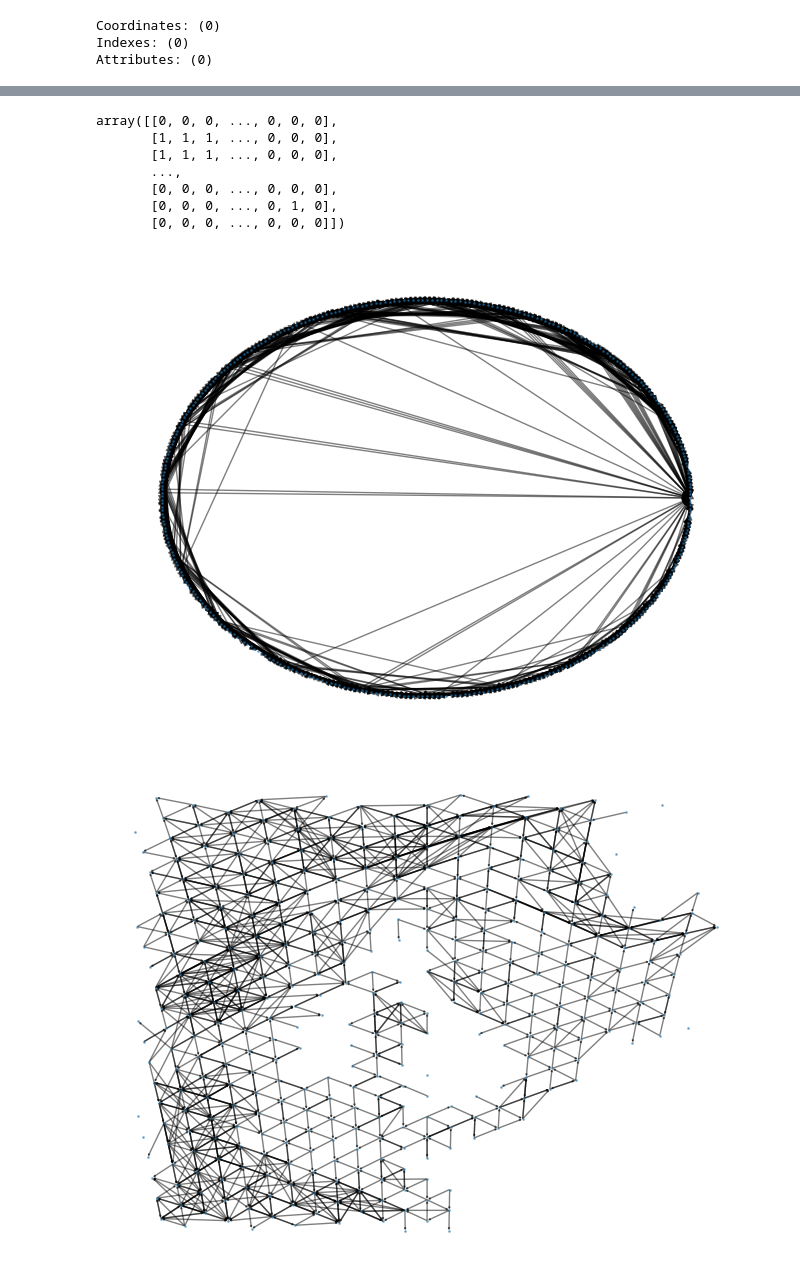
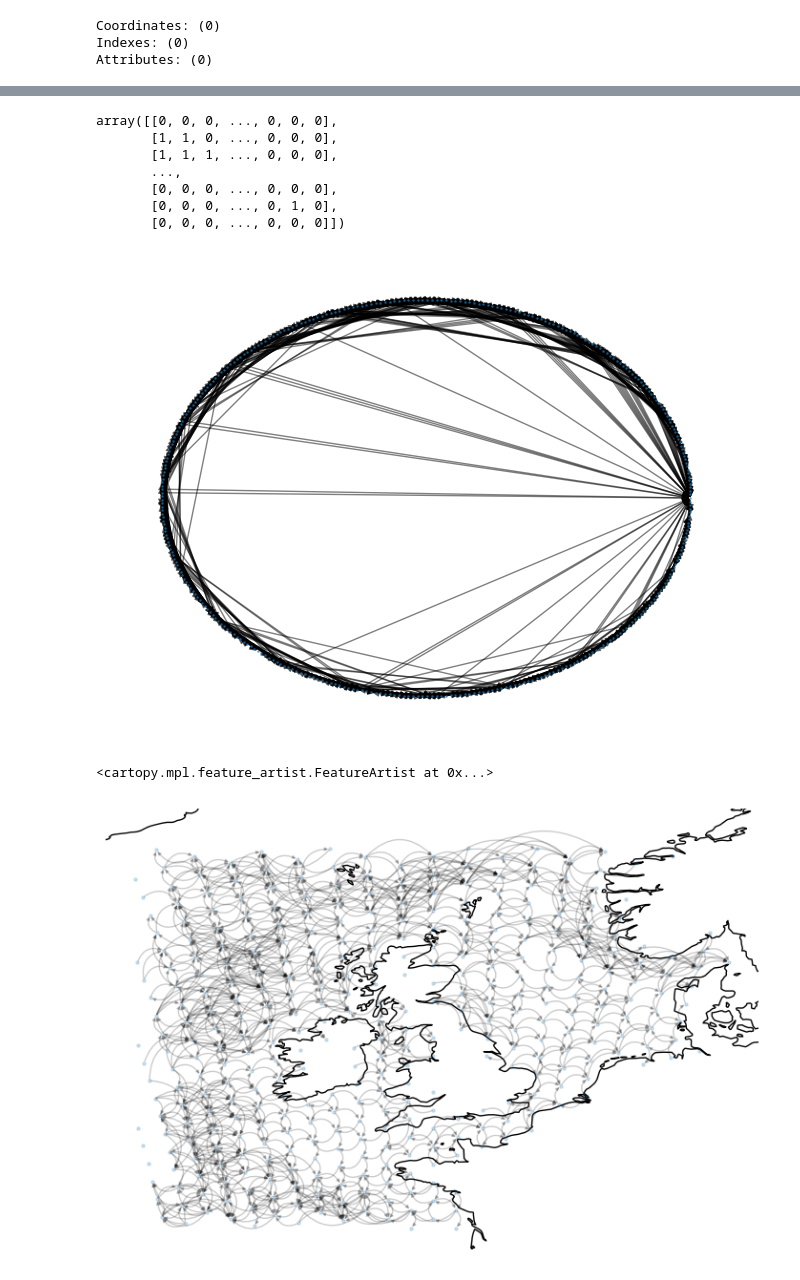
Before and after one commit to willirath/hextraj, a Jupyter notebook: notebooks/hextraj_tutorial.ipynb, the cells around one changed output, grey strips where cells are left out. Saved outputs shown, nothing was run; the diff lists cells and outputs as text; code cells hidden in the pictures.

```diff
--- a/notebooks/hextraj_tutorial.ipynb
+++ b/notebooks/hextraj_tutorial.ipynb
@@ -191,8 +209,8 @@ Attributes: (0)
 # %%
 conn_mat = (
     (ds_traj.isel(obs=0, drop=True).hex_labels == unique_labels.rename({"hex": "hex0"}))
-    & (ds_traj.isel(obs=slice(-5, None)).hex_labels == unique_labels)
-).sum(["traj", "obs"])
+    & (ds_traj.isel(obs=-1, drop=True).hex_labels == unique_labels)
+).sum(["traj"])
 conn_mat
 # %% [output]
 <xarray.DataArray (hex0: 353, hex: 353)> dask.array<sum-aggregate, shape=(353, 353), dtype=int64, chunksize=(353, 353), chunktype=numpy.ndarray> Dimensions without coordinates: hex0, hex
@@ -215,0 +238,2 @@ import networkx
+# %%
+conn_mat = conn_mat / conn_mat.sum("hex0")
@@ -218,7 +247,7 @@ adjmat = (conn_mat > 0).astype(int).data
 adjmat
 # %% [output]
 array([[0, 0, 0, ..., 0, 0, 0],
-       [1, 1, 1, ..., 0, 0, 0],
+       [1, 1, 0, ..., 0, 0, 0],
        [1, 1, 1, ..., 0, 0, 0],
        ...,
        [0, 0, 0, ..., 0, 0, 0],
@@ -230,8 +259,26 @@ g = networkx.DiGraph(adjmat[:, :])
 g.remove_edges_from(networkx.selfloop_edges(g))
 networkx.draw_circular(g, node_size=1, alpha=0.5)
 # %% [output]
-[figure, old version]
+[figure, new version]
 # %%
-networkx.draw(g, pos={n: pos for n, pos in enumerate(zip(_lon[:], _lat[:]))}, node_size=1, arrowsize=2, alpha=0.5)
+fig, ax = plt.subplots(
+    1, 1,
+    subplot_kw={
+    "projection": cartopy.crs.PlateCarree(),
+        # "projection": cartopy.crs.Stereographic(
+        #     central_latitude=hex_proj.lat_origin,
+        #     central_longitude=hex_proj.lon_origin,
+        # ),
+    },
+    figsize=(10, 6),
+)
+
+# networkx.draw_networkx_edges(
+networkx.draw(
+    g, pos={n: pos for n, pos in enumerate(zip(_lon[:], _lat[:]))}, node_size=5, arrowsize=5, alpha=0.2, ax=ax,
+    connectionstyle="arc3,rad=-0.5"
+);
+ax.coastlines()
 # %% [output]
+<cartopy.mpl.feature_artist.FeatureArtist at 0x...>
-[figure, old version]
+[figure, new version]
```
Also changed, not shown: parts of 8 cells of this notebook.
